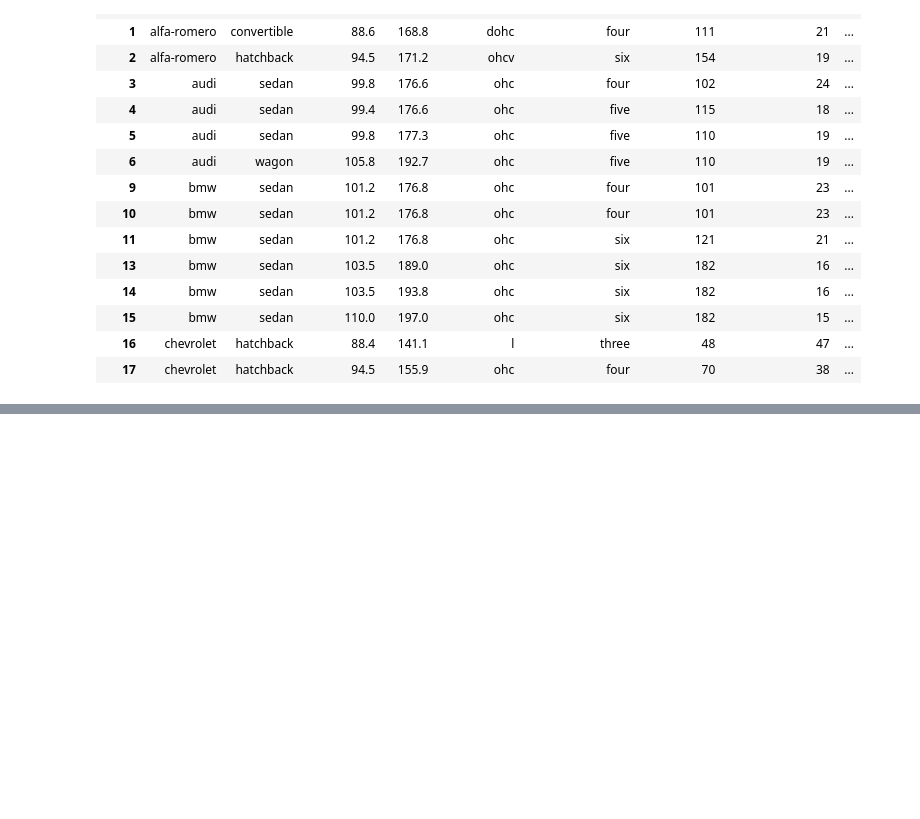
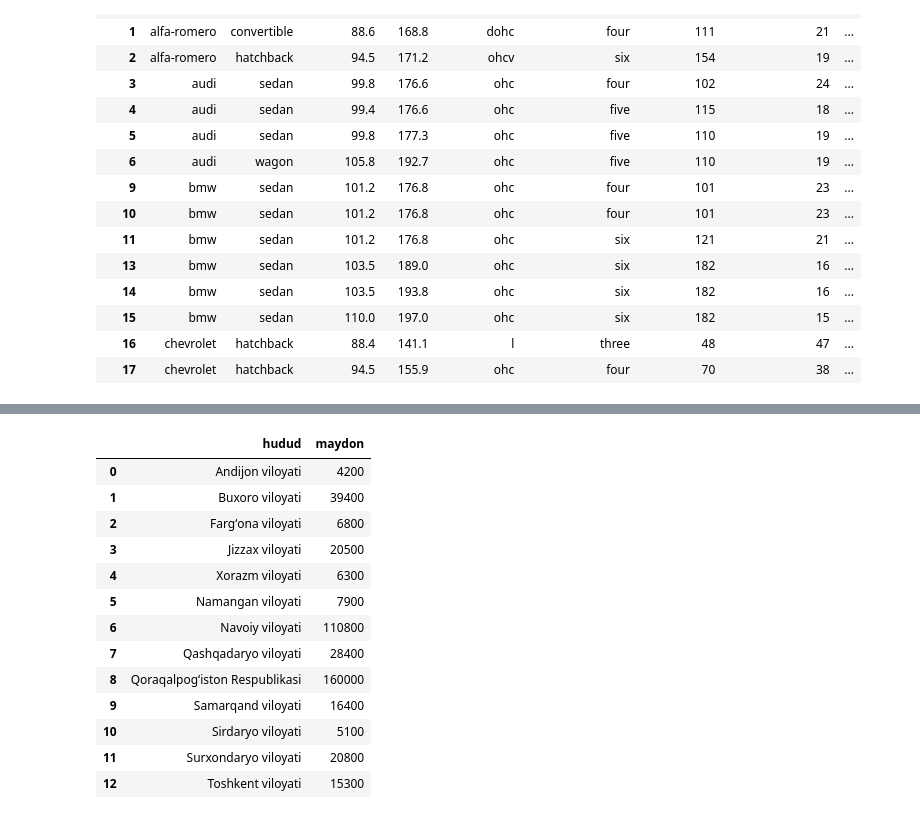
Before and after one commit to Ahmadjon0125/Mohirdev_lessons, a Jupyter notebook: Ma'lumotlarga ishlov berish. Fayllar va ma'lumotlar ombori/1.File.ipynb, the cells around one changed output, grey strips where cells are left out. Saved outputs shown, nothing was run; the diff lists cells and outputs as text; code cells hidden in the pictures; blank space fills up the shorter version.

```diff
--- a/Ma'lumotlarga ishlov berish. Fayllar va ma'lumotlar ombori/1.File.ipynb
+++ b/Ma'lumotlarga ishlov berish. Fayllar va ma'lumotlar ombori/1.File.ipynb
@@ -95,0 +138,17 @@ pd.read_csv('automobile_data.csv',sep=',',index_col='index', nrows=15)
+# %%
+pd.read_csv('objmaydon.csv')
+# %% [output]
+|  | hudud | maydon |
+| 0 | Andijon viloyati | 4200 |
+| 1 | Buxoro viloyati | 39400 |
+| 2 | Fargʻona viloyati | 6800 |
+| 3 | Jizzax viloyati | 20500 |
+| 4 | Xorazm viloyati | 6300 |
+| 5 | Namangan viloyati | 7900 |
+| 6 | Navoiy viloyati | 110800 |
+| 7 | Qashqadaryo viloyati | 28400 |
+| 8 | Qoraqalpogʻiston Respublikasi | 160000 |
+| 9 | Samarqand viloyati | 16400 |
+| 10 | Sirdaryo viloyati | 5100 |
+| 11 | Surxondaryo viloyati | 20800 |
+| 12 | Toshkent viloyati | 15300 |
```
Also changed, not shown: parts of 8 cells of this notebook, 3 other files.
